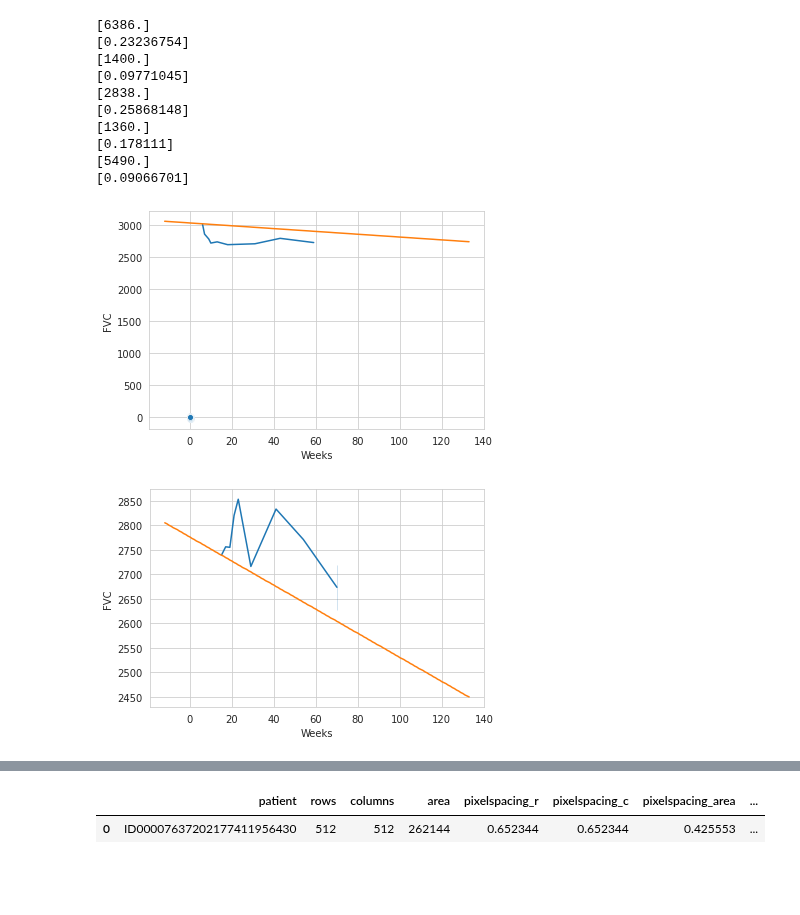
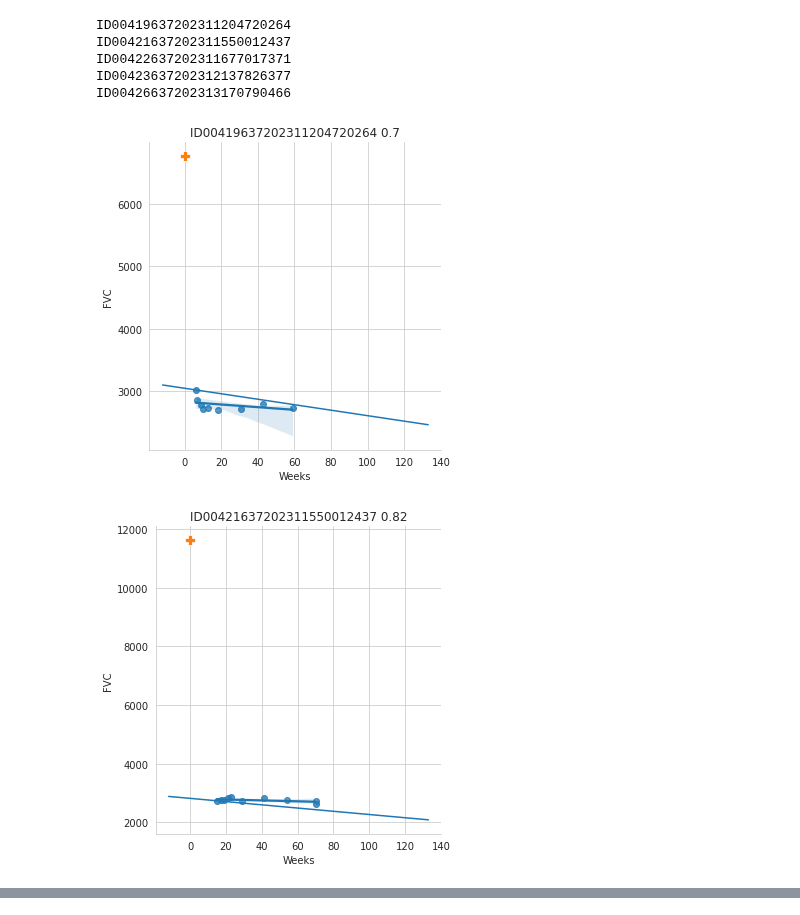
Before and after one commit to andreasquauke/udacity-capstone-project, a Jupyter notebook: Notebooks/test.ipynb, the cells around one changed output, grey strips where cells are left out. Saved outputs shown, nothing was run; the diff lists cells and outputs as text; code cells hidden in the pictures; blank space fills up the shorter version.

Commit message:
implements joe hofmanningers lung mask model

```diff
--- a/Notebooks/test.ipynb
+++ b/Notebooks/test.ipynb
@@ -1032,7 +1081,7 @@ print(coef_predicted_submission)
 # %%
 #### Create submission files
 mean_std_fvc = df_unique_patients.Std_FVC.mean()
-std_dev_multiplier = 14
+std_dev_multiplier = 8
 # df_submission2 = create_linear_decay_submission(df_test, coef_predicted_submission2, mean_std_fvc, std_dev_multiplier)
 # calculate_public_board_lll(df_test, df_train, df_submission2)
 df_submission = create_linear_decay_submission(df_test, coef_predicted_submission, mean_std_fvc, std_dev_multiplier)
@@ -1071,0 +1103,7 @@ LLL for test split is -6.594704737814575 for std dev multiplier of 14
+# %%
+df_unique_patients = df_unique_patients.drop(df_unique_patients[df_unique_patients.lung_volume_cm3 > 20000].index)
+df_unique_patients = df_unique_patients[~df_unique_patients.isin([np.nan, np.inf, -np.inf]).any(1)]
+df_unique_patients.dropna(inplace=True)
+print('Length cleaned Dataframe:', len(df_unique_patients))
+sns.regplot(x='percentage_fibrotic_tissue', y='Percent',data=df_unique_patients)
+plt.show()
@@ -1072,28 +1139,24 @@ LLL for test split is -6.594704737814575 for std dev multiplier of 14
 # %%
-if INCLUDE_CT_DATA:
-    sns.scatterplot(x='percentage_fibrotic_tissue', y='Gradient_Coef',data=df_unique_patients)
-
-    p_id = list(df_test.Patient)
-
-    for patient in p_id:
-        print(df_unique_patients_test[df_unique_patients_test.index.str.startswith(patient)]['lung_volume_cm3'].values)
-        print(df_unique_patients_test[df_unique_patients_test.index.str.startswith(patient)]['percentage_fibrotic_tissue'].values)
-        x1 = range(-12, 134, 1)
-        y1 = df_submission[df_submission.Patient_Week.str.startswith(patient)]['FVC'].values
-        y1 = [int(i) for i in y1]
-        sns.lineplot(x = "Weeks", y = "FVC", data = df_train[df_train.Patient == patient], markers = ["o", "<"])
-        sns.lineplot(x = x1, y = y1, markers = ["o", "<"])
-        plt.show()
+p_id = list(df_test.Patient)
+for patient in p_id:
+    print(patient)
+    lung_volume_cm3 = df_unique_patients[df_unique_patients.index.str.startswith(patient)]['lung_volume_cm3']
+    residual_vol_factor = 0.8
+    percent = df_unique_patients[df_unique_patients.index.str.startswith(patient)]['Percent'] / 100
+    lung_volume = lung_volume_cm3 * residual_vol_factor * percent
+    x1 = range(-12, 134, 1)
+    y1 = df_submission[df_submission.Patient_Week.str.startswith(patient)]['FVC'].values
+    y1 = [int(i) for i in y1]
+    sns.lmplot(x = "Weeks", y = "FVC", data = df_train[df_train.Patient == patient])
+    sns.lineplot(x = x1, y = y1)
+    sns.scatterplot(x=[0], y=lung_volume, marker="P", s=100)
+    plt.title(patient + ' ' +str(np.round(percent[0], 2)))
+    plt.show()
 # %% [output]
-[6386.]
-[0.23236754]
-[1400.]
-[0.09771045]
-[2838.]
-[0.25868148]
-[1360.]
-[0.178111]
-[5490.]
-[0.09066701]
+ID00419637202311204720264
+ID00421637202311550012437
+ID00422637202311677017371
+ID00423637202312137826377
+ID00426637202313170790466
-[figure, old version]
+[figure, new version]
-[figure, old version]
+[figure, new version]
@@ -1103,6 +1165,0 @@ if INCLUDE_CT_DATA:
-# %%
-scan_properties = pd.read_pickle('../Pickle/scan_properties_df.pkl')
-scan_properties.head(1)
-# %% [output]
-|  | patient | rows | columns | area | pixelspacing_r | pixelspacing_c | pixelspacing_area | ... |
-| 0 | ID00007637202177411956430 | 512 | 512 | 262144 | 0.652344 | 0.652344 | 0.425553 | ... |
```
Also changed, not shown: parts of 16 cells of this notebook, 6 other files.
